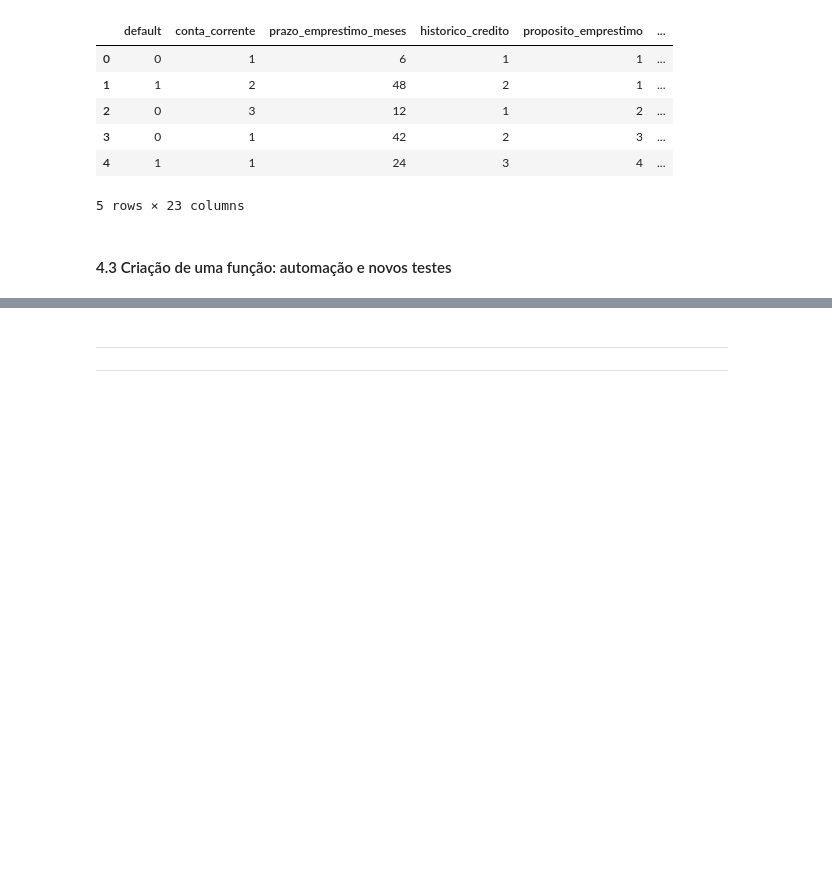
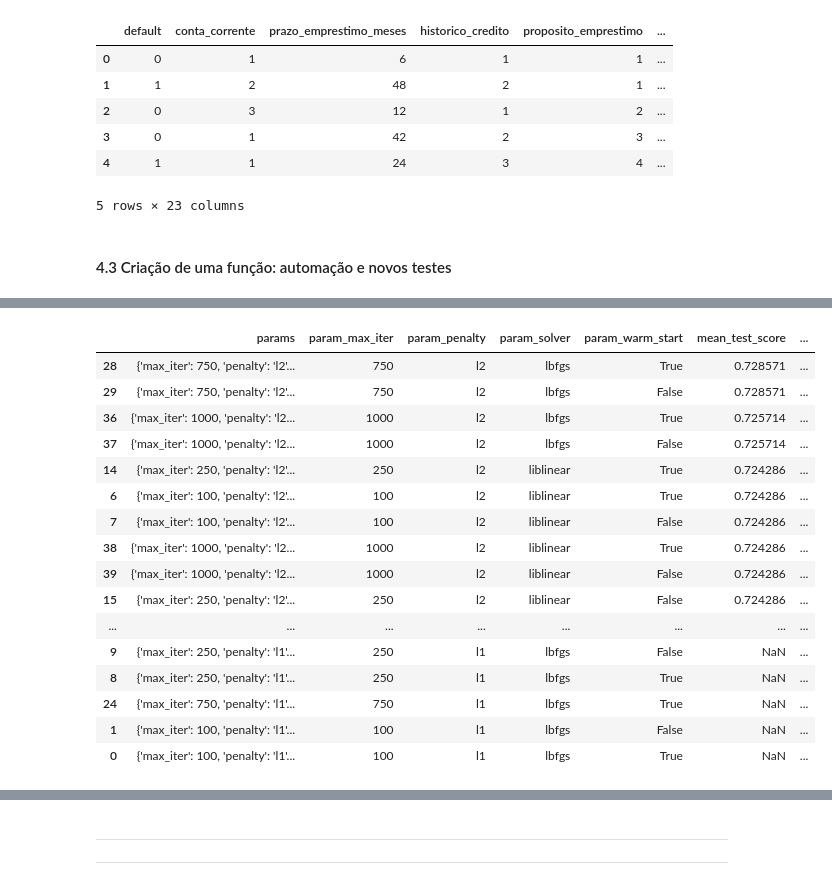
Before and after one commit to anandaheino/analise-de-credito-alura, a Jupyter notebook: 1-Credit_Scoring.ipynb, the cells around one changed output, grey strips where cells are left out. Drawn from its saved outputs; the diff is of its cells as text; code cells hidden in the pictures; blank space fills up the shorter version.

```diff
--- a/1-Credit_Scoring.ipynb
+++ b/1-Credit_Scoring.ipynb
@@ -548,3 +548,13 @@ area under the curve: 0.76
 - `K-fold`: dividimos a base `K` vezes, realizar o treino com a maior parte destas amostras e depois testar a última parte
 
 ![Imagem](https://caelum-online-public.s3.amazonaws.com/2124-ml-credit-score/02/imagem-parasabermais-aula2)
+# %%
+parametros = {'max_iter' : (100, 250, 500, 750, 1000),
+              'penalty' : ('l1', 'l2'),
+              'solver':('lbfgs', 'liblinear'),
+              'warm_start' :(True,False)}
+
+classificador = LogisticRegression()
+
+grid = GridSearchCV(classificador, parametros)
+grid.fit(treino_x, treino_y)
@@ -550,0 +580,27 @@ area under the curve: 0.76
+# %%
+cv_results = grid.cv_results_.items()
+cv_results = pd.DataFrame(grid.cv_results_)
+cv_results = cv_results.sort_values("mean_test_score", ascending=False)
+cv_results[['params', 'param_max_iter', 'param_penalty', 'param_solver', 'param_warm_start','mean_test_score','std_test_score','rank_test_score'
+            # 'mean_fit_time', 'std_fit_time', 'mean_score_time', 'std_score_time',
+            #         'split0_test_score', 'split1_test_score', 'split2_test_score',
+            #        'split3_test_score', 'split4_test_score',
+           ]].sort_values('rank_test_score', ascending=True)
+# %% [output]
+|  | params | param_max_iter | param_penalty | param_solver | param_warm_start | mean_test_score | ... |
+| 28 | {'max_iter': 750, 'penalty': 'l2'... | 750 | l2 | lbfgs | True | 0.728571 | ... |
+| 29 | {'max_iter': 750, 'penalty': 'l2'... | 750 | l2 | lbfgs | False | 0.728571 | ... |
+| 36 | {'max_iter': 1000, 'penalty': 'l2... | 1000 | l2 | lbfgs | True | 0.725714 | ... |
+| 37 | {'max_iter': 1000, 'penalty': 'l2... | 1000 | l2 | lbfgs | False | 0.725714 | ... |
+| 14 | {'max_iter': 250, 'penalty': 'l2'... | 250 | l2 | liblinear | True | 0.724286 | ... |
+| 6 | {'max_iter': 100, 'penalty': 'l2'... | 100 | l2 | liblinear | True | 0.724286 | ... |
+| 7 | {'max_iter': 100, 'penalty': 'l2'... | 100 | l2 | liblinear | False | 0.724286 | ... |
+| 38 | {'max_iter': 1000, 'penalty': 'l2... | 1000 | l2 | liblinear | True | 0.724286 | ... |
+| 39 | {'max_iter': 1000, 'penalty': 'l2... | 1000 | l2 | liblinear | False | 0.724286 | ... |
+| 15 | {'max_iter': 250, 'penalty': 'l2'... | 250 | l2 | liblinear | False | 0.724286 | ... |
+| ... | ... | ... | ... | ... | ... | ... | ... |
+| 9 | {'max_iter': 250, 'penalty': 'l1'... | 250 | l1 | lbfgs | False | NaN | ... |
+| 8 | {'max_iter': 250, 'penalty': 'l1'... | 250 | l1 | lbfgs | True | NaN | ... |
+| 24 | {'max_iter': 750, 'penalty': 'l1'... | 750 | l1 | lbfgs | True | NaN | ... |
+| 1 | {'max_iter': 100, 'penalty': 'l1'... | 100 | l1 | lbfgs | False | NaN | ... |
+| 0 | {'max_iter': 100, 'penalty': 'l1'... | 100 | l1 | lbfgs | True | NaN | ... |
```
Also changed, not shown: parts of 9 cells of this notebook.
